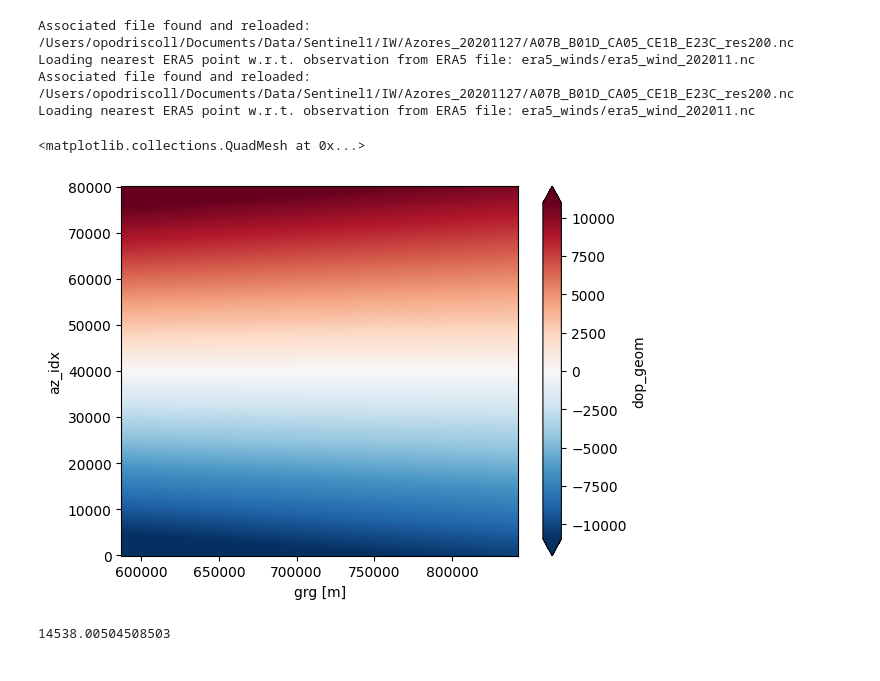
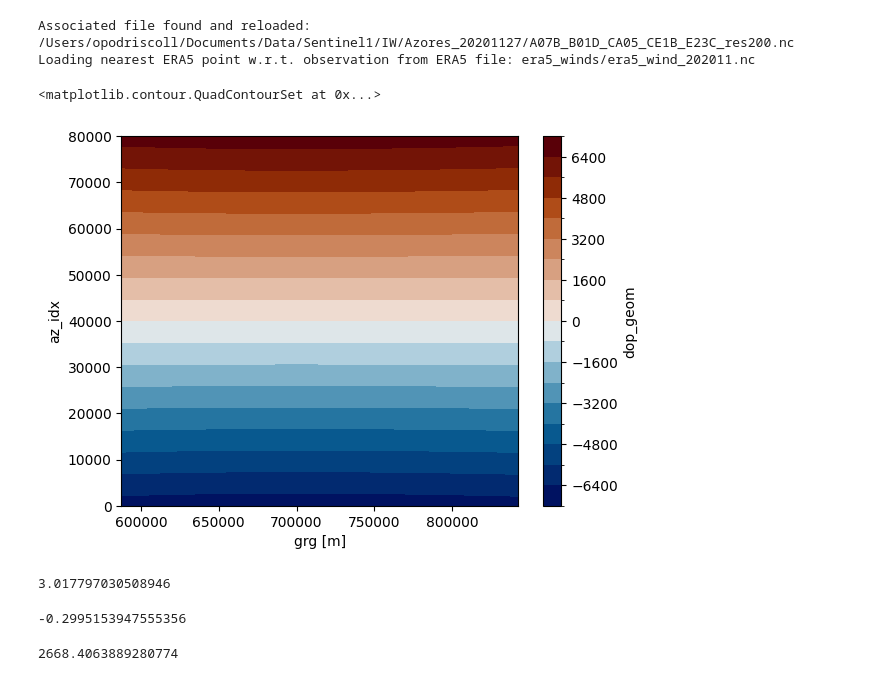
Before and after one commit to owenodriscoll/DopSCA_leakage, a Jupyter notebook: Sentinel1_analyses/analysis_attitude.ipynb, the cells around one changed output. Saved outputs shown, nothing was run; the diff lists cells and outputs as text; code cells hidden in the pictures.

```diff
--- a/Sentinel1_analyses/analysis_attitude.ipynb
+++ b/Sentinel1_analyses/analysis_attitude.ipynb
@@ -58,8 +60,8 @@ test = S1DopplerLeakage(
     # f0=26.5e9,
     era5_directory='era5_winds/',
     resolution_product=25_000,
-    az_mask_cutoff=80_000,
-    vx_sat=8000,
+    az_footprint_cutoff=80_000,
+    vx_sat=6800,
     PRF=4,
     grid_spacing=200,
     antenna_length=3.2,
@@ -85,39 +87,8 @@ test.apply()
 # %% [output]
 Associated file found and reloaded: /Users/opodriscoll/Documents/Data/Sentinel1/IW/Azores_20201127/A07B_B01D_CA05_CE1B_E23C_res200.nc
 Loading nearest ERA5 point w.r.t. observation from ERA5 file: era5_winds/era5_wind_202011.nc
-Associated file found and reloaded: /Users/opodriscoll/Documents/Data/Sentinel1/IW/Azores_20201127/A07B_B01D_CA05_CE1B_E23C_res200.nc
-Loading nearest ERA5 point w.r.t. observation from ERA5 file: era5_winds/era5_wind_202011.nc
 # %%
-test.data.dop_geom.plot(robust = True)
+test.data.dop_geom.plot.contourf(robust = True, cmap = cmc.vik, levels = 20)
 # %% [output]
-<matplotlib.collections.QuadMesh at 0x...>
+<matplotlib.contour.QuadContourSet at 0x...>
-[figure, old version]
+[figure, new version]
-# %%
-def geometric_Doppler_shift(V_sat, altitude_sat, Lambda, angle_elevation, angle_yaw, argument_of_latitude, rotation_rate_earth = 7.2921150E-5, radius_earth = 6.371E6, orbit_inclination = 98.7, right_looking = True, degrees = True):
-
-    if degrees:
-        angle_elevation, angle_yaw, argument_of_latitude, orbit_inclination = [np.deg2rad(i) for i in [angle_elevation, angle_yaw, argument_of_latitude, orbit_inclination]]
-
-    epsilon = 1 if right_looking else 0
-
-    orbital_rate_sat = V_sat / (radius_earth + altitude_sat)
-
-    motion_sat = 2 * V_sat / Lambda * np.sin(angle_elevation) * np.cos(angle_yaw)
-    motion_earth = (rotation_rate_earth / orbital_rate_sat) * (epsilon * np.cos(argument_of_latitude) * np.sin(orbit_inclination) * np.tan(angle_yaw) + np.cos(orbit_inclination))
-
-    f_dop = motion_sat * (1 - motion_earth)
-    return f_dop
-
-
-a = geometric_Doppler_shift(
-    V_sat = 8.0E3,
-    altitude_sat = 800E3,
-    Lambda = 5.5E-2,
-    angle_elevation = 35,
-    angle_yaw = 81.4,
-    argument_of_latitude = 0,
-)
-a
-# plt.plot(np.arange(180), a)
-# %% [output]
-14538.00504508503
@@ -159,0 +296,31 @@ for i, angle_elevation in tqdm(enumerate(angles_elevation)):
+# %%
+f_dop = geometric_Doppler(
+        V_sat = 6800,
+        Lambda = 5.56e-2,
+        angle_elevation = 45,
+        angle_pitch = 0.003,
+        angle_roll = 0.003,
+        angle_yaw = 0.001,
+        angle_azimuth_original = 90,
+        altitude_sat = 800e3,
+        argument_of_latitude = 0,
+        rotation_rate_earth = 0,
+        radius_earth = 6.371E6,
+        orbit_inclination = 98.7,
+        right_looking = True,
+        degrees = True,
+    )
+
+f_dop
+# %% [output]
+3.017797030508946
+# %%
+np.cos(az)
+# %% [output]
+-0.2995153947555356
+# %%
+ele = np.deg2rad(40)
+az = np.deg2rad(89.01)
+2*V_sat/Lambda *(np.sin(ele)*np.cos(az))
+# %% [output]
+2668.4063889280774
```
Also changed, not shown: parts of 10 cells of this notebook.
